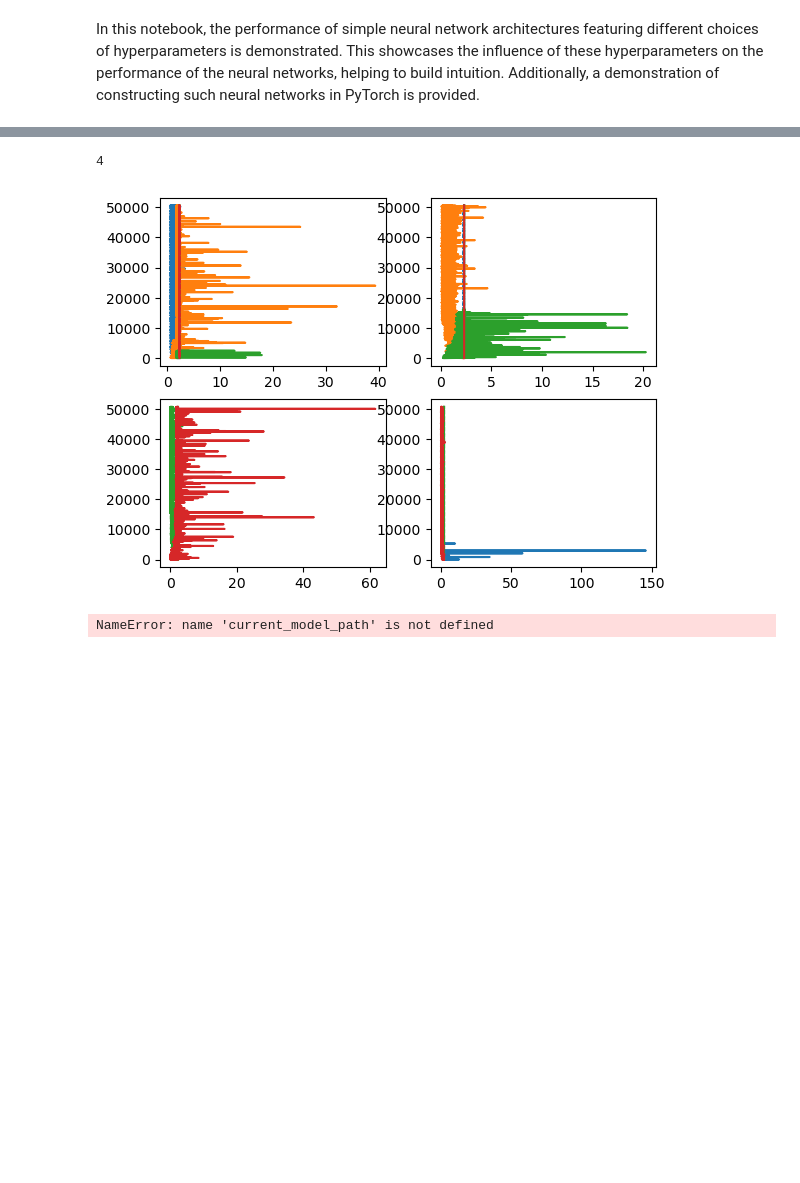
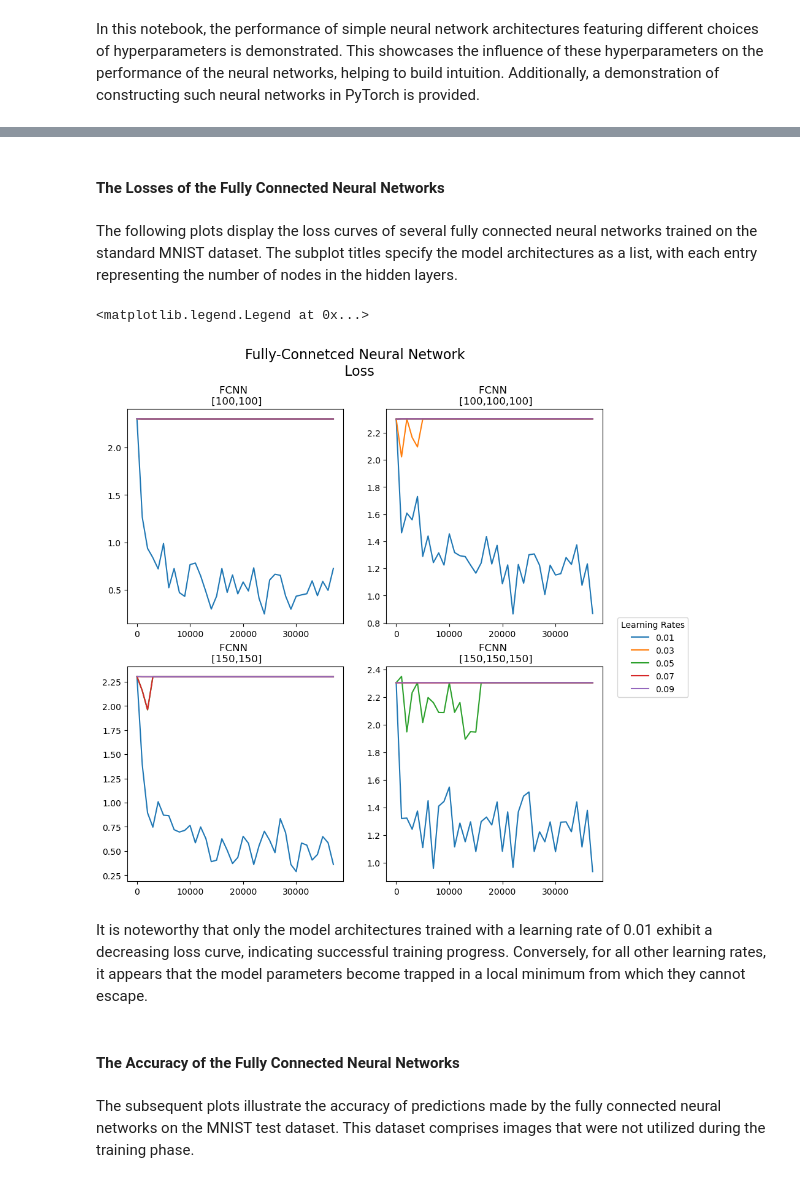
Before and after one commit to AXSTR8/Introduction-Neural-Networks, a Jupyter notebook: Introduction.ipynb, the cells around one changed output, grey strips where cells are left out. Drawn from its saved outputs; the diff is of its cells as text; code cells hidden in the pictures; blank space fills up the shorter version.

```diff
--- a/Introduction.ipynb
+++ b/Introduction.ipynb
@@ -34,17 +73,27 @@ list_dir
+# %% [markdown]
+#### The Losses of the Fully Connected Neural Networks
+# %% [markdown]
+The following plots display the loss curves of several fully connected neural networks trained on the standard MNIST dataset. The subplot titles specify the model architectures as a list, with each entry representing the number of nodes in the hidden layers.
 # %%
+# Define a list to collect all the losses of the pretrained FCNN models
 models_losses = []
-for i in range(len(list_dir)):
-    current_dir = "./Loss/" + list_dir[i]
-    if i % 4 == 0:
+
+# Specify the directory of the saved model losses
+loss_list_dir = os.listdir("./FCNN_Model_Loss")
+
+# Load all the model losses in the list
+for i in range(len(loss_list_dir)):
+    current_dir = "./FCNN_Model_Loss/" + loss_list_dir[i]
+    current_model_loss = []
+    if i % 5 == 0:
         if i > 0:
             models_losses.append(current_model_loss_list)
         current_model_loss_list = []
-    current_model_loss = []
     with open(current_dir, "r") as f:
         for line in f:
             current_model_loss.append(float(line))
     current_model_loss_list.append(current_model_loss)
+models_losses.append(current_model_loss_list)
+
+# Specify the used learning rates
+learning_rates = [(i)/100 for i in range(1,10,2)]
-# %%
-len(models_losses)
-# %% [output]
-4
@@ -53,16 +100,27 @@ learning_rates = [(i)/100 for i in range(1,10,2)]
-# %%
-for i in range(4):
-    for j in range(len(models_losses[i])):
-        plt.subplot(2,2,i+1)
-        plt.plot(models_losses[i][j], [k for k in range(0,len(models_losses[i][j]))], label=learning_rates[j])
-# %% [output]
-[figure, removed]
-# %%
-loss_curves = []
-
-with open(current_model_path, "r") as f:
-    print(f)
-    for line in f:
-        print(line)
-# %% [output]
-NameError: name 'current_model_path' is not defined
+# %%
+# Create a figure with 4 subplots displaying the training loss curves
+fig, axs = plt.subplots(2,2,figsize=(10,10))
+
+# Add the general title
+fig.suptitle("Fully-Connetced Neural Network \n Loss", fontsize=16)
+
+# Titles for each subplot with the list representing the number of nodes in each hidden layer
+titles = ["FCNN \n [100,100]", "FCNN \n [100,100,100]", "FCNN \n [150,150]", "FCNN \n [150,150,150]"]
+
+for i in range(4):
+    # Choose the subplot
+    ax = axs[i//2, i%2]
+    ax.set_title(titles[i])
+    # Add the loss curves of the models
+    for j in range(len(models_losses[i])):
+        ax.plot([k for k in range(0,len(models_losses[i][j])) if k % 1000 == 0], [models_losses[i][j][k] for k in range(len(models_losses[i][j])) if k % 1000 == 0],  label=learning_rates[j])
+plt.legend( title="Learning Rates", loc="upper left", bbox_to_anchor=(1.05, 1.25))
+# %% [output]
+<matplotlib.legend.Legend at 0x...>
+[figure, added]
+# %% [markdown]
+It is noteworthy that only the model architectures trained with a learning rate of 0.01 exhibit a decreasing loss curve, indicating successful training progress. Conversely, for all other learning rates, it appears that the model parameters become trapped in a local minimum from which they cannot escape.
+# %% [markdown]
+#### The Accuracy of the Fully Connected Neural Networks
+# %% [markdown]
+The subsequent plots illustrate the accuracy of predictions made by the fully connected neural networks on the MNIST test dataset. This dataset comprises images that were not utilized during the training phase.
```
Also changed, not shown: parts of 12 cells of this notebook.
